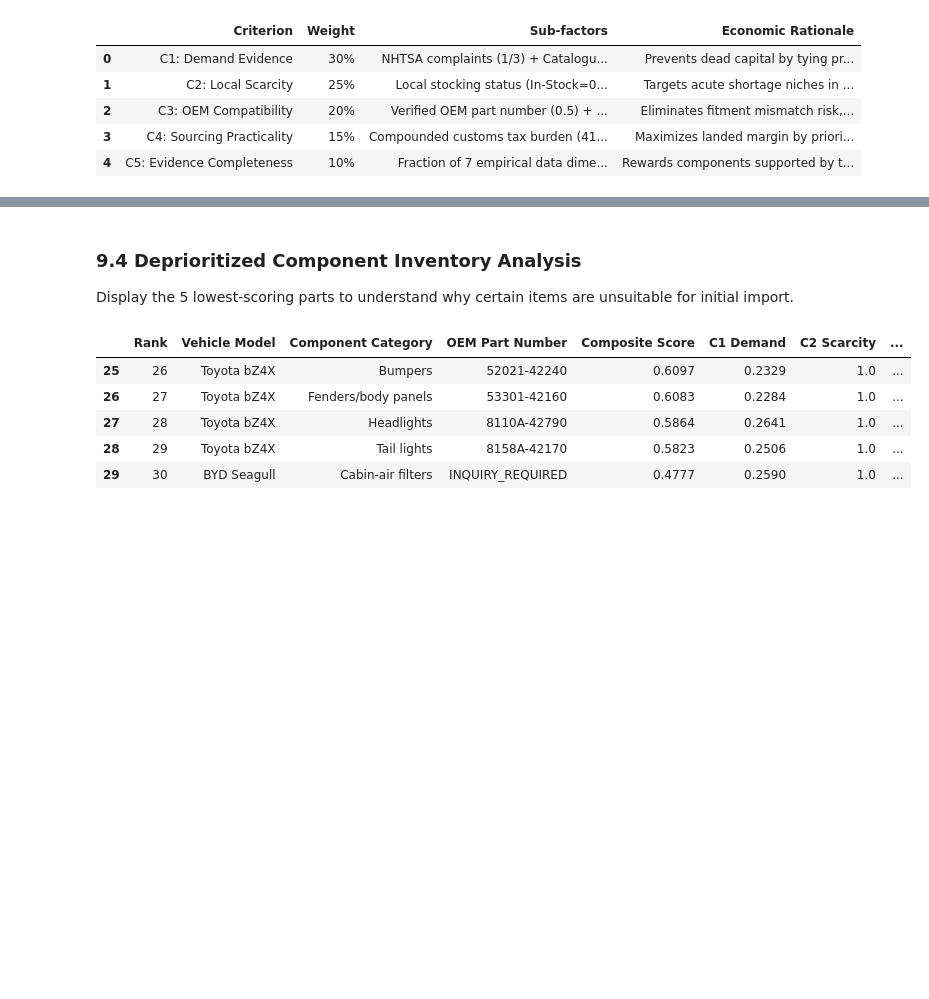
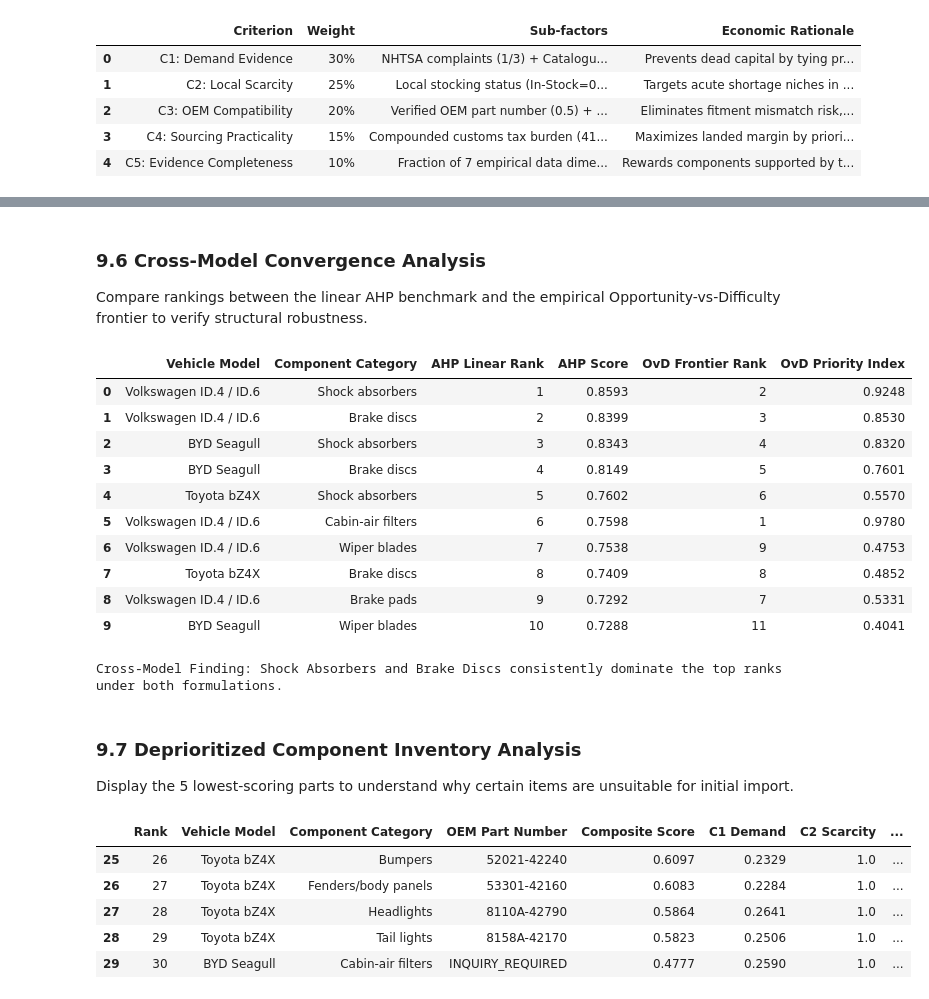
Before and after one commit to EstarCode/ev-spare-parts-prioritization, a Jupyter notebook: notebooks/Abraham_Amogne_EV_Spare_Parts_Prioritization.ipynb, the cells around one changed output, grey strips where cells are left out. Saved outputs shown, nothing was run; the diff lists cells and outputs as text; code cells hidden in the pictures; blank space fills up the shorter version.

```diff
--- a/notebooks/Abraham_Amogne_EV_Spare_Parts_Prioritization.ipynb
+++ b/notebooks/Abraham_Amogne_EV_Spare_Parts_Prioritization.ipynb
@@ -1069,5 +1136,33 @@ display(display_scored)
+# %% [markdown]
+### 9.6 Cross-Model Convergence Analysis
+Compare rankings between the linear AHP benchmark and the empirical Opportunity-vs-Difficulty frontier to verify structural robustness.
+# %%
+convergence_df = pd.merge(
+    df_scored[["vehicle_model", "part_category", "priority_rank", "composite_priority_score"]],
+    df_ovd[["vehicle_model", "part_category", "ovd_rank", "ovd_priority_index"]],
+    on=["vehicle_model", "part_category"]
+).sort_values("priority_rank").head(10)
+
+convergence_display = convergence_df.copy()
+convergence_display.columns = ["Vehicle Model", "Component Category", "AHP Linear Rank", "AHP Score", "OvD Frontier Rank", "OvD Priority Index"]
+display(convergence_display)
+
+print("Cross-Model Finding: Shock Absorbers and Brake Discs consistently dominate the top ranks under both formulations.")
+# %% [output]
+|  | Vehicle Model | Component Category | AHP Linear Rank | AHP Score | OvD Frontier Rank | OvD Priority Index |
+| 0 | Volkswagen ID.4 / ID.6 | Shock absorbers | 1 | 0.8593 | 2 | 0.9248 |
+| 1 | Volkswagen ID.4 / ID.6 | Brake discs | 2 | 0.8399 | 3 | 0.8530 |
+| 2 | BYD Seagull | Shock absorbers | 3 | 0.8343 | 4 | 0.8320 |
+| 3 | BYD Seagull | Brake discs | 4 | 0.8149 | 5 | 0.7601 |
+| 4 | Toyota bZ4X | Shock absorbers | 5 | 0.7602 | 6 | 0.5570 |
+| 5 | Volkswagen ID.4 / ID.6 | Cabin-air filters | 6 | 0.7598 | 1 | 0.9780 |
+| 6 | Volkswagen ID.4 / ID.6 | Wiper blades | 7 | 0.7538 | 9 | 0.4753 |
+| 7 | Toyota bZ4X | Brake discs | 8 | 0.7409 | 8 | 0.4852 |
+| 8 | Volkswagen ID.4 / ID.6 | Brake pads | 9 | 0.7292 | 7 | 0.5331 |
+| 9 | BYD Seagull | Wiper blades | 10 | 0.7288 | 11 | 0.4041 |
+Cross-Model Finding: Shock Absorbers and Brake Discs consistently dominate the top ranks under both formulations.
 # %% [markdown]
-### 9.4 Deprioritized Component Inventory Analysis
+### 9.7 Deprioritized Component Inventory Analysis
 Display the 5 lowest-scoring parts to understand why certain items are unsuitable for initial import.
 # %%
 display_bottom = df_scored[score_cols].tail(5).copy()
```
Also changed, not shown: parts of 13 cells of this notebook, 4 other files.
